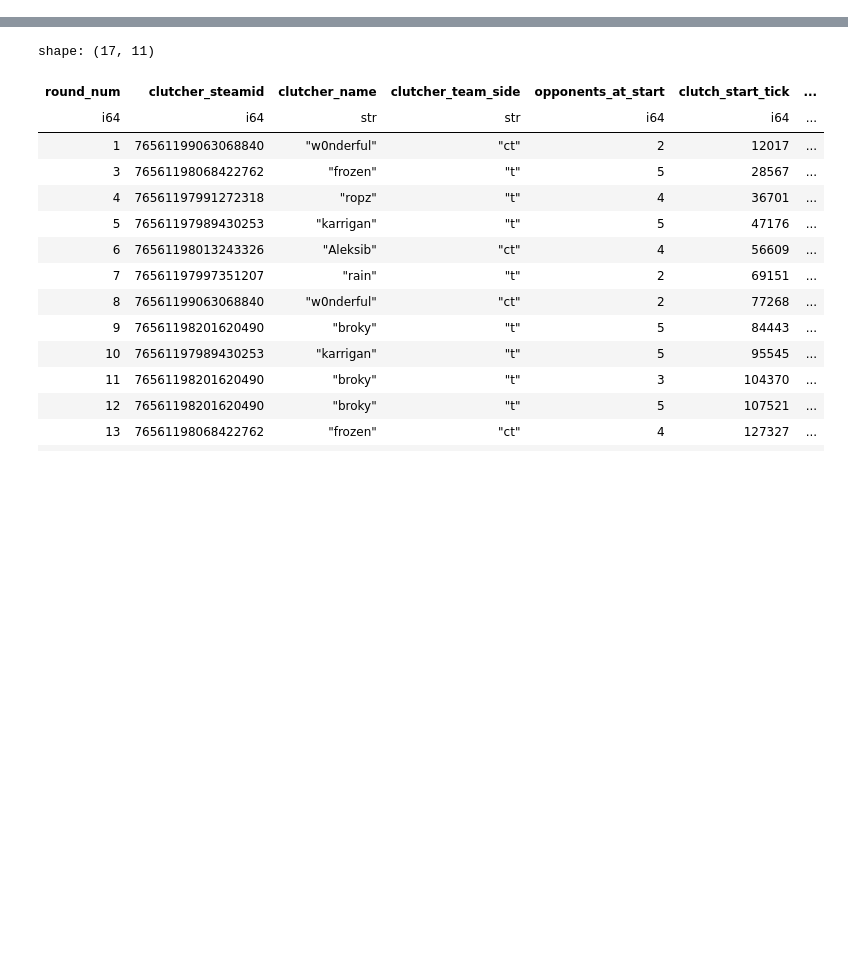
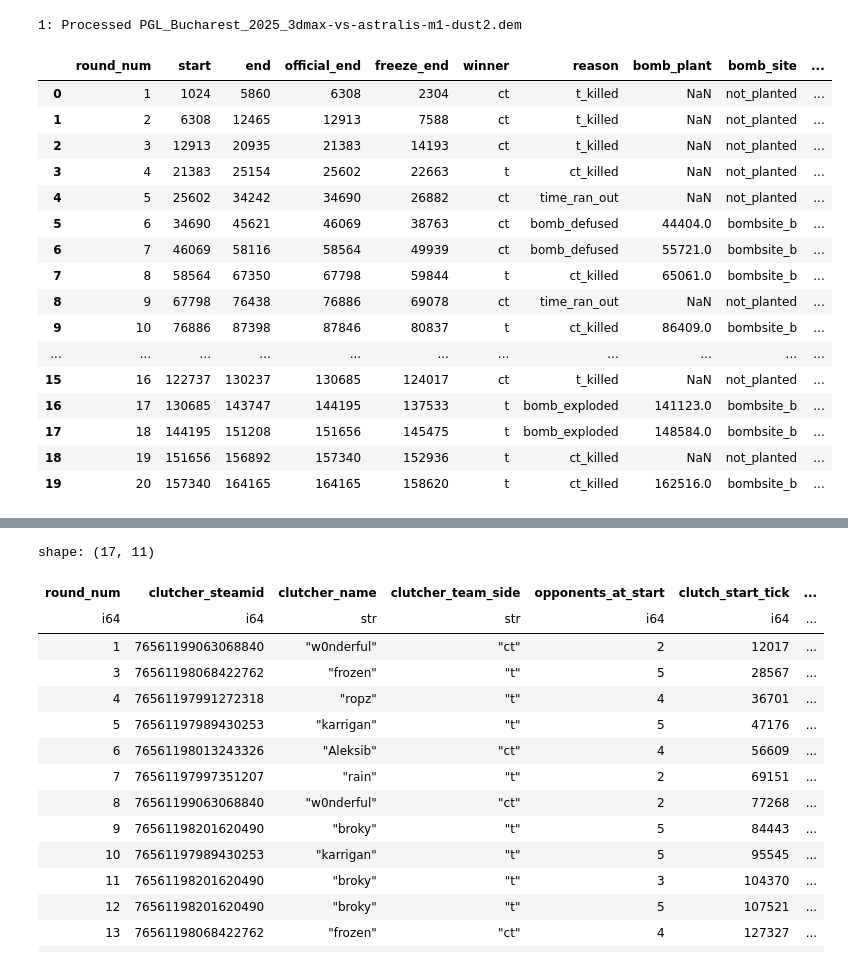
Before and after one commit to VictorLima4/CS2, a Jupyter notebook: scripts/debbuging.ipynb, the cells around one changed output, grey strips where cells are left out. Drawn from its saved outputs; the diff is of its cells as text; code cells hidden in the pictures; blank space fills up the shorter version.

```diff
--- a/scripts/debbuging.ipynb
+++ b/scripts/debbuging.ipynb
@@ -16,8 +16,8 @@ from supabase import create_client, Client
 from dotenv import load_dotenv
 from requests import post, get
 # %%
-folder_path = r'C:\Users\bayli\Documents\CS Demos\test_demos'
-file_test = r'C:\Users\bayli\Documents\CS Demos\test_demos\natus-vincere-vs-faze-m1-inferno.dem'
+folder_path = r'C:\Users\bayli\Documents\CS Demos\debugging'
+file_test = r'C:\Users\bayli\Documents\CS Demos\debugging\PGL_Bucharest_2025_3dmax-vs-astralis-m1-dust2.dem'
 
 # Creating DataFrames
 df_flashes = pd.DataFrame()
@@ -30,6 +30,8 @@ df_all_first_kills = pd.DataFrame()
 df_adr = pd.DataFrame()
 df_kast = pd.DataFrame()
 df_util_dmg = pd.DataFrame()
+df_clutches = pd.DataFrame()
+df_multikills = pd.DataFrame()
 team_rounds_won = pd.DataFrame()
 players_id = pd.DataFrame()
 df_matches = pd.DataFrame(columns=['event_id','match_name'])
@@ -228,7 +424,7 @@ for file_name in os.listdir(folder_path):
 
         file_path = os.path.join(folder_path, file_name)
         dem = Demo(file_path)
-        dem.parse(player_props=["team_clan_name","total_rounds_played", "current_equip_value", "ct_losing_streak", "t_losing_streak"])
+        dem.parse(player_props=["team_clan_name","total_rounds_played", "current_equip_value", "ct_losing_streak", "t_losing_streak", "is_alive"])
 
         # Gets all the Players' steam_ids
         this_file_players_id = dem.events.get('player_spawn')
@@ -313,7 +509,6 @@ for file_name in os.listdir(folder_path):
         df_all_first_kills = pd.concat([df_all_first_kills, first_kills], ignore_index=True)
 
         this_file_df_rounds = calculate_advantage_5v4(this_file_df_rounds, df_all_first_kills)
-        this_file_df_rounds['match_name'] = file_name
         df_rounds = pd.concat([df_rounds, this_file_df_rounds], ignore_index=True)
         df_rounds['event_id'] = event_id
         # Creates rounds won columns
@@ -337,7 +532,6 @@ for file_name in os.listdir(folder_path):
         df_adr = df_adr.groupby(['steamid','side'], as_index=False).sum()
         df_adr = df_adr[df_adr['side'] != 'all']
 
-
         # KAST Data
         this_file_kast = awpy.stats.kast(demo=dem)
         this_file_kast = this_file_kast.with_columns(
@@ -349,5 +543,25 @@ for file_name in os.listdir(folder_path):
         df_kast = df_kast.groupby(['steamid','side'], as_index=False).sum()
         df_kast = df_kast[df_kast['side'] != 'all']
 
+        # Creates Clutches Dataframe
+        this_file_clutches = calculate_clutches(dem)
+        this_file_clutches = this_file_clutches.with_columns(
+            this_file_clutches['clutcher_steamid'].cast(pl.Utf8)
+        )
+        this_file_clutches = this_file_clutches.to_pandas()
+        df_clutches = pd.concat([df_clutches,this_file_clutches], ignore_index=True)
+        df_clutches = df_clutches.drop(['clutcher_name', 'clutch_start_tick', 'clutch_end_tick'], axis=1)
+        df_clutches['file_id'] = event_id
+
+        # Creates Multikills Dataframe
+        this_file_multikills = calculate_multikill_rounds(dem)
+        this_file_multikills = this_file_multikills.with_columns(
+            this_file_multikills['steamid'].cast(pl.Utf8)
+        )
+        this_file_multikills = this_file_multikills.to_pandas()
+        df_multikills = pd.concat([df_multikills, this_file_multikills], ignore_index=True)
+
         print(f"{i}: Processed {file_name}")
         i = i + 1
+# %% [output]
+1: Processed PGL_Bucharest_2025_3dmax-vs-astralis-m1-dust2.dem
@@ -353,0 +758,20 @@ for file_name in os.listdir(folder_path):
+# %%
+df_rounds
+# %% [output]
+|  | round_num | start | end | official_end | freeze_end | winner | reason | bomb_plant | bomb_site | ... |
+| 0 | 1 | 1024 | 5860 | 6308 | 2304 | ct | t_killed | NaN | not_planted | ... |
+| 1 | 2 | 6308 | 12465 | 12913 | 7588 | ct | t_killed | NaN | not_planted | ... |
+| 2 | 3 | 12913 | 20935 | 21383 | 14193 | ct | t_killed | NaN | not_planted | ... |
+| 3 | 4 | 21383 | 25154 | 25602 | 22663 | t | ct_killed | NaN | not_planted | ... |
+| 4 | 5 | 25602 | 34242 | 34690 | 26882 | ct | time_ran_out | NaN | not_planted | ... |
+| 5 | 6 | 34690 | 45621 | 46069 | 38763 | ct | bomb_defused | 44404.0 | bombsite_b | ... |
+| 6 | 7 | 46069 | 58116 | 58564 | 49939 | ct | bomb_defused | 55721.0 | bombsite_b | ... |
+| 7 | 8 | 58564 | 67350 | 67798 | 59844 | t | ct_killed | 65061.0 | bombsite_b | ... |
+| 8 | 9 | 67798 | 76438 | 76886 | 69078 | ct | time_ran_out | NaN | not_planted | ... |
+| 9 | 10 | 76886 | 87398 | 87846 | 80837 | t | ct_killed | 86409.0 | bombsite_b | ... |
+| ... | ... | ... | ... | ... | ... | ... | ... | ... | ... | ... |
+| 15 | 16 | 122737 | 130237 | 130685 | 124017 | ct | t_killed | NaN | not_planted | ... |
+| 16 | 17 | 130685 | 143747 | 144195 | 137533 | t | bomb_exploded | 141123.0 | bombsite_b | ... |
+| 17 | 18 | 144195 | 151208 | 151656 | 145475 | t | bomb_exploded | 148584.0 | bombsite_b | ... |
+| 18 | 19 | 151656 | 156892 | 157340 | 152936 | t | ct_killed | NaN | not_planted | ... |
+| 19 | 20 | 157340 | 164165 | 164165 | 158620 | t | ct_killed | 162516.0 | bombsite_b | ... |
```
Also changed, not shown: parts of 13 cells of this notebook, 6 other files.
